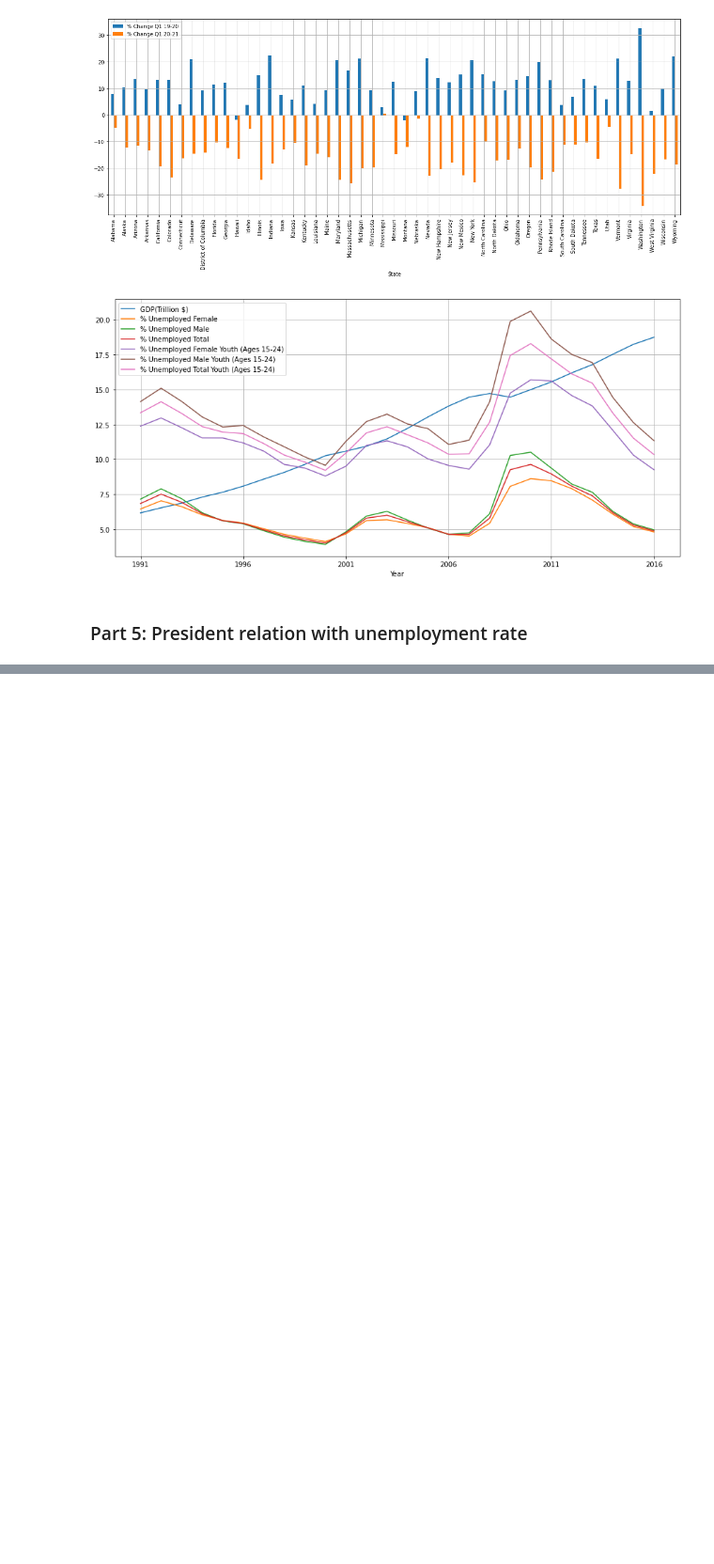
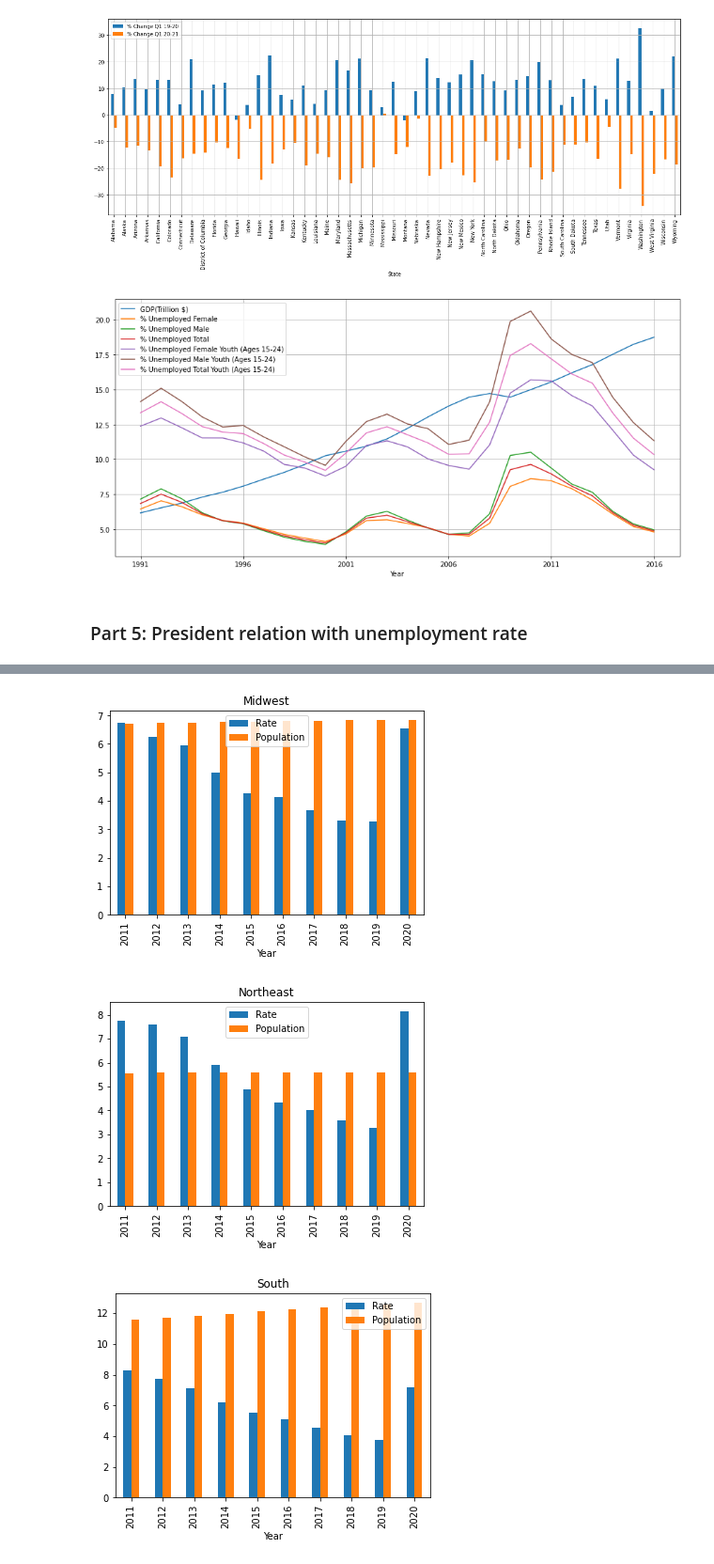
Before and after one commit to Ankita-Khiratkar/2021Fall_finals, a Jupyter notebook: Final_Project.ipynb, the cells around one changed output, grey strips where cells are left out. Shown at 94% size. Saved outputs shown, nothing was run; the diff lists cells and outputs as text; code cells hidden in the pictures; blank space fills up the shorter version.

```diff
--- a/Final_Project.ipynb
+++ b/Final_Project.ipynb
@@ -200,0 +271,11 @@ df_merged
+# %%
+df_plot = df_state_emp_pop_reg.groupby(['Region','Year'])['Rate','Population'].agg({'Rate':[np.mean], 'Population':[np.sum]}).reset_index()
+df_plot.columns = ['Region', 'Year', 'Rate', 'Population']
+df_plot['Population'] = df_plot['Population']/10
+for region in df_plot['Region'].unique():
+    df_plot[df_plot['Region']==region].plot(x='Year', y=['Rate', 'Population'], kind='bar')
+    plt.title(region)
+# %% [output]
+[figure, added]
+[figure, added]
+[figure, added]
```
Also changed, not shown: parts of 19 cells of this notebook, 9 other files.
